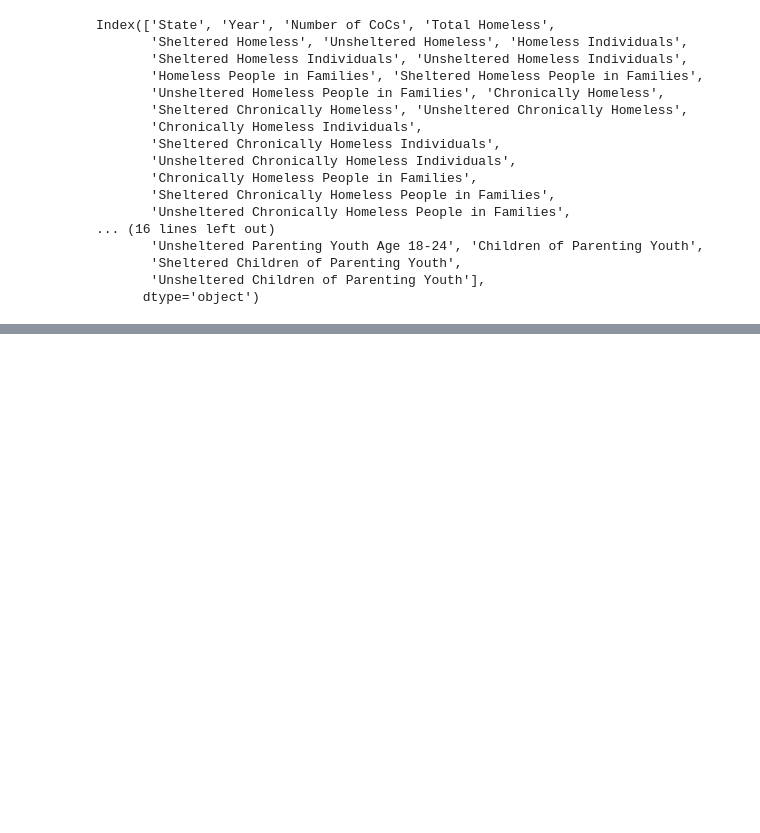
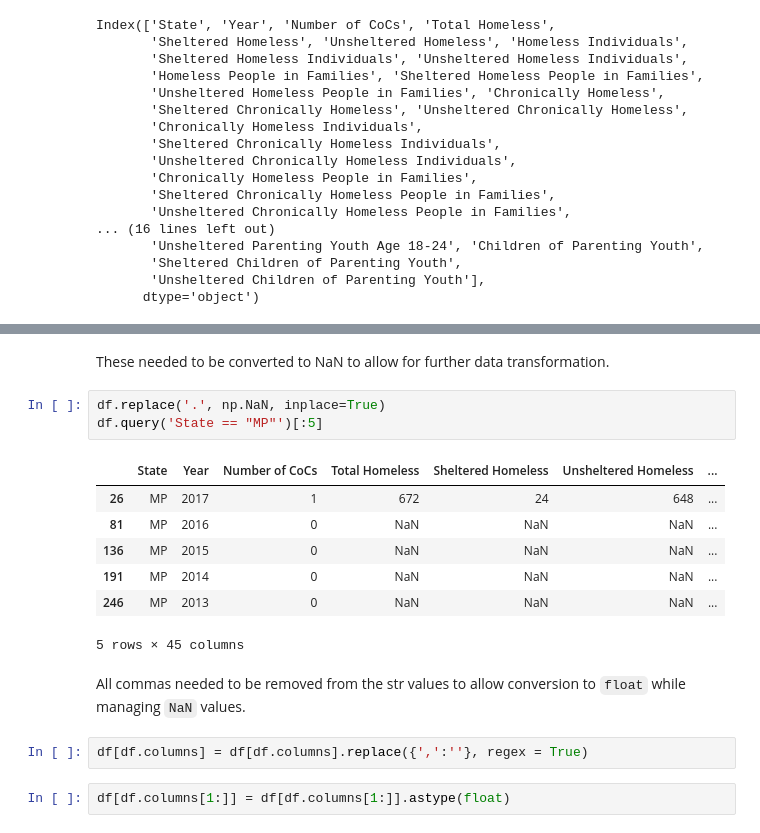
Before and after one commit to rebeccaebarnes/Homelessness, a Jupyter notebook: homelessness-working.ipynb, the cells around one changed output, grey strips where cells are left out. Saved outputs shown, nothing was run; the diff lists cells and outputs as text; blank space fills up the shorter version.

```diff
--- a/homelessness-working.ipynb
+++ b/homelessness-working.ipynb
@@ -144,2 +157,21 @@ Index(['State', 'Year', 'Number of CoCs', 'Total Homeless',
+# %% [markdown]
+These needed to be converted to NaN to allow for further data transformation.
+# %%
+df.replace('.', np.NaN, inplace=True)
+df.query('State == "MP"')[:5]
+# %% [output]
+|  | State | Year | Number of CoCs | Total Homeless | Sheltered Homeless | Unsheltered Homeless | ... |
+| 26 | MP | 2017 | 1 | 672 | 24 | 648 | ... |
+| 81 | MP | 2016 | 0 | NaN | NaN | NaN | ... |
+| 136 | MP | 2015 | 0 | NaN | NaN | NaN | ... |
+| 191 | MP | 2014 | 0 | NaN | NaN | NaN | ... |
+| 246 | MP | 2013 | 0 | NaN | NaN | NaN | ... |
+5 rows × 45 columns
+# %% [markdown]
+All commas needed to be removed from the str values to allow conversion to `float` while managing `NaN` values.
+# %%
+df[df.columns] = df[df.columns].replace({',':''}, regex = True)
+# %%
+df[df.columns[1:]] = df[df.columns[1:]].astype(float)
 # %%
 df['Year'] = df['Year'].astype(int)
```
Also changed, not shown: parts of 57 cells of this notebook.
